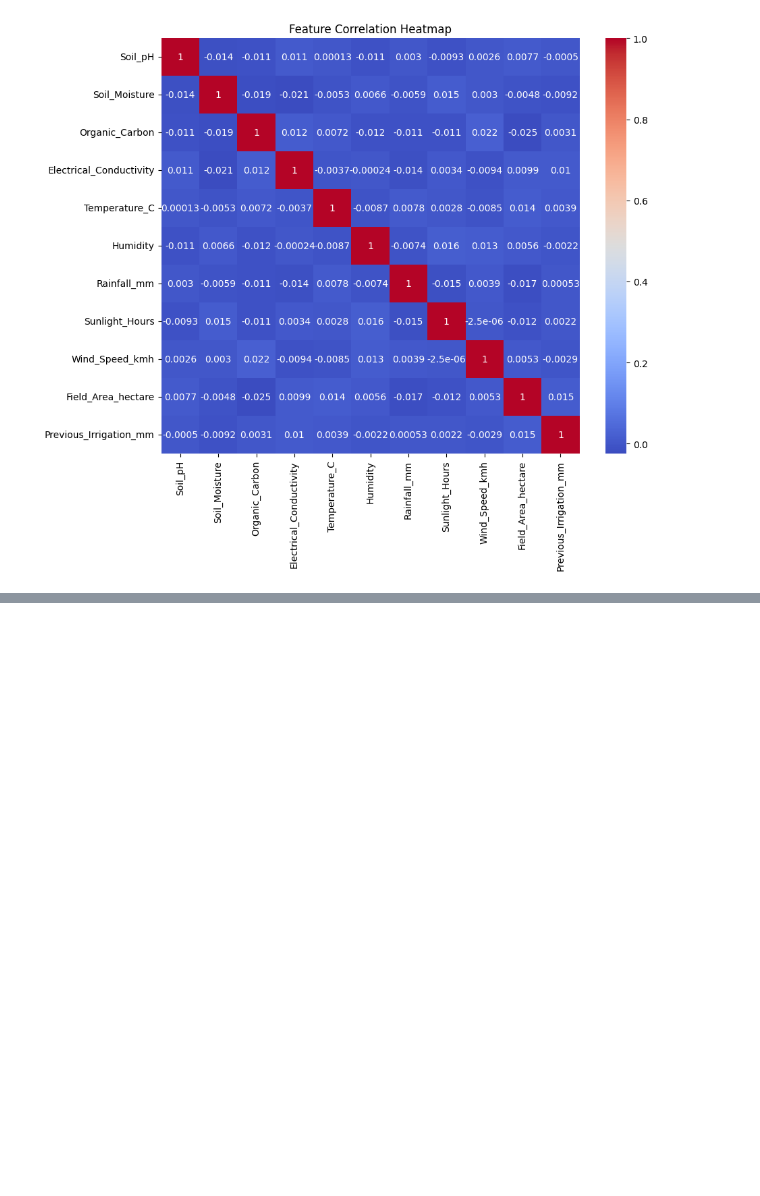
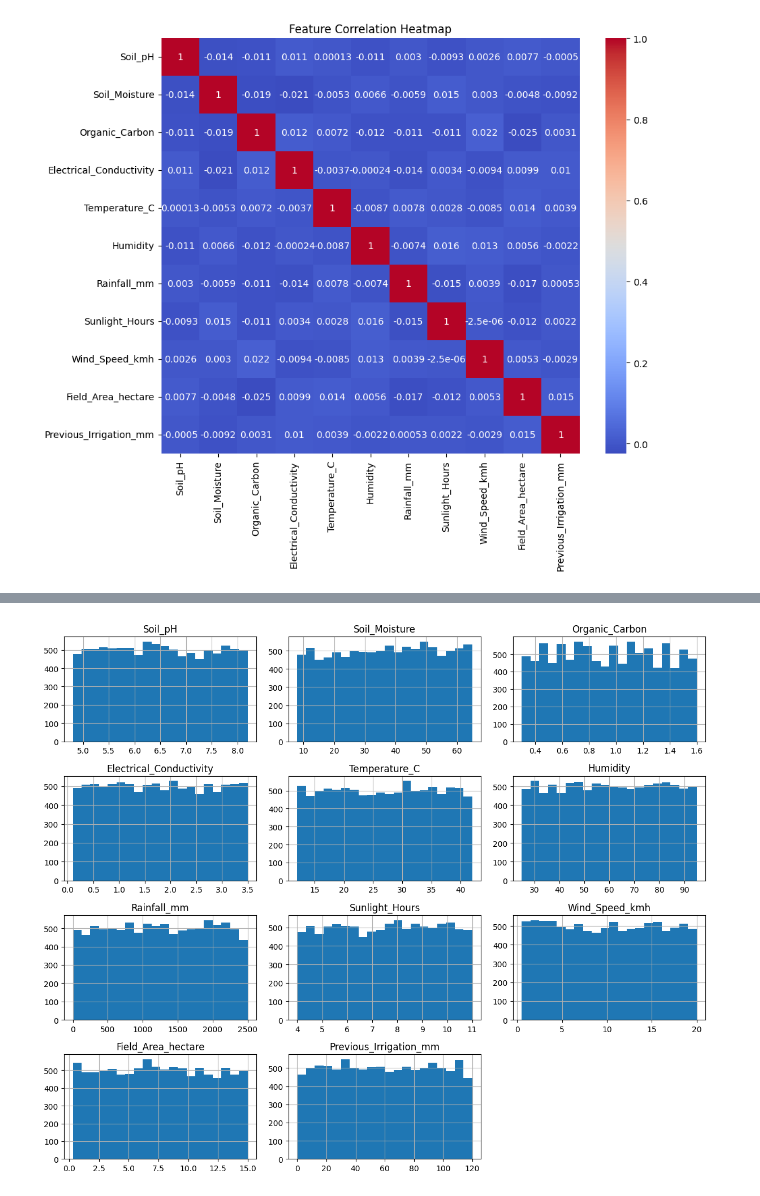
Before and after one commit to likhithasreeyenumula/Collab, a Jupyter notebook: Irrigation_Prediction.ipynb, the cells around one changed output, grey strips where cells are left out. Drawn from its saved outputs; the diff is of its cells as text; code cells hidden in the pictures; blank space fills up the shorter version.

```diff
--- a/Irrigation_Prediction.ipynb
+++ b/Irrigation_Prediction.ipynb
@@ -305,0 +460,10 @@ plt.show()
+# %%
+df.hist(
+    figsize=(12,10),
+    bins=20
+)
+
+plt.tight_layout()
+plt.show()
+# %% [output]
+[figure, added]
```
Also changed, not shown: parts of 9 cells of this notebook.
